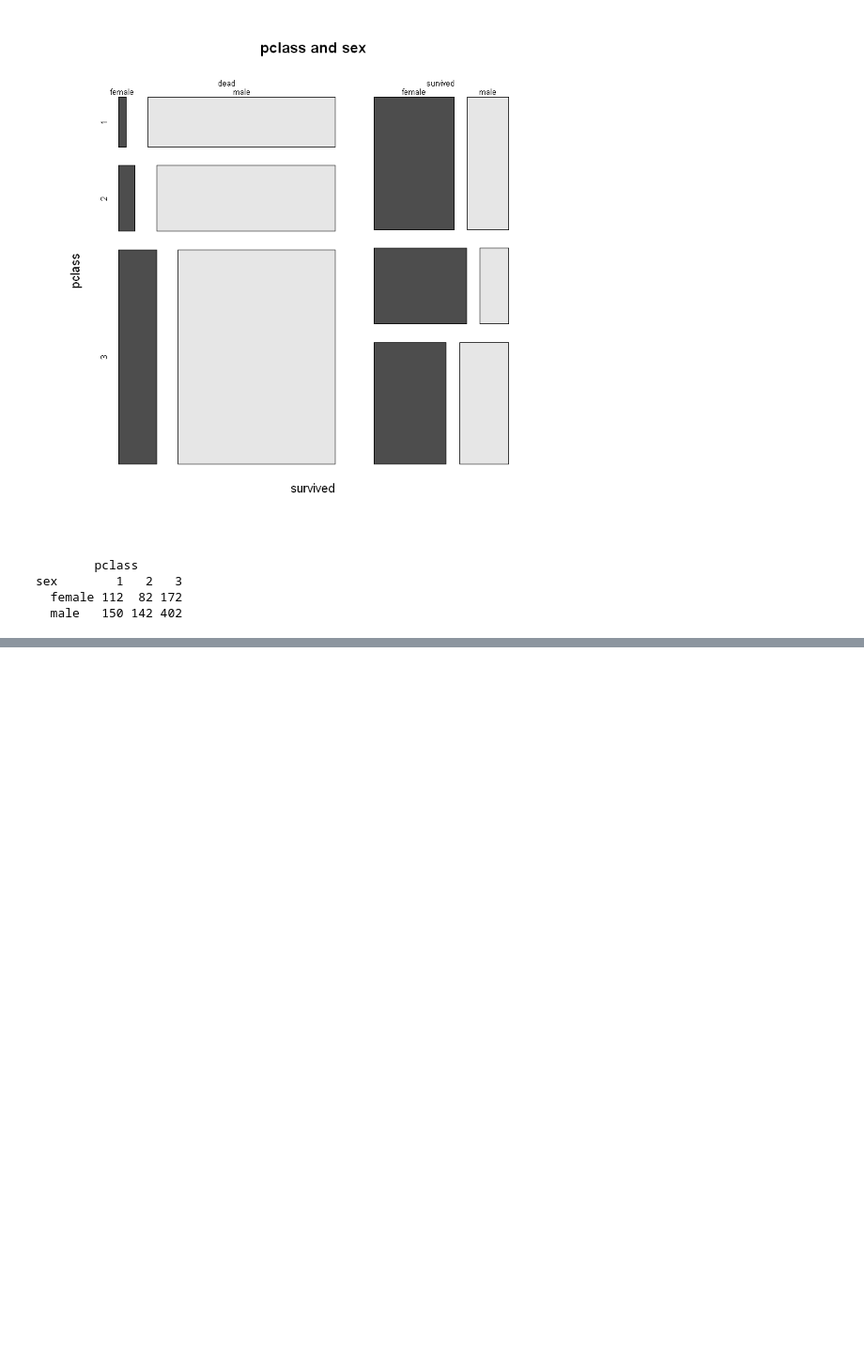
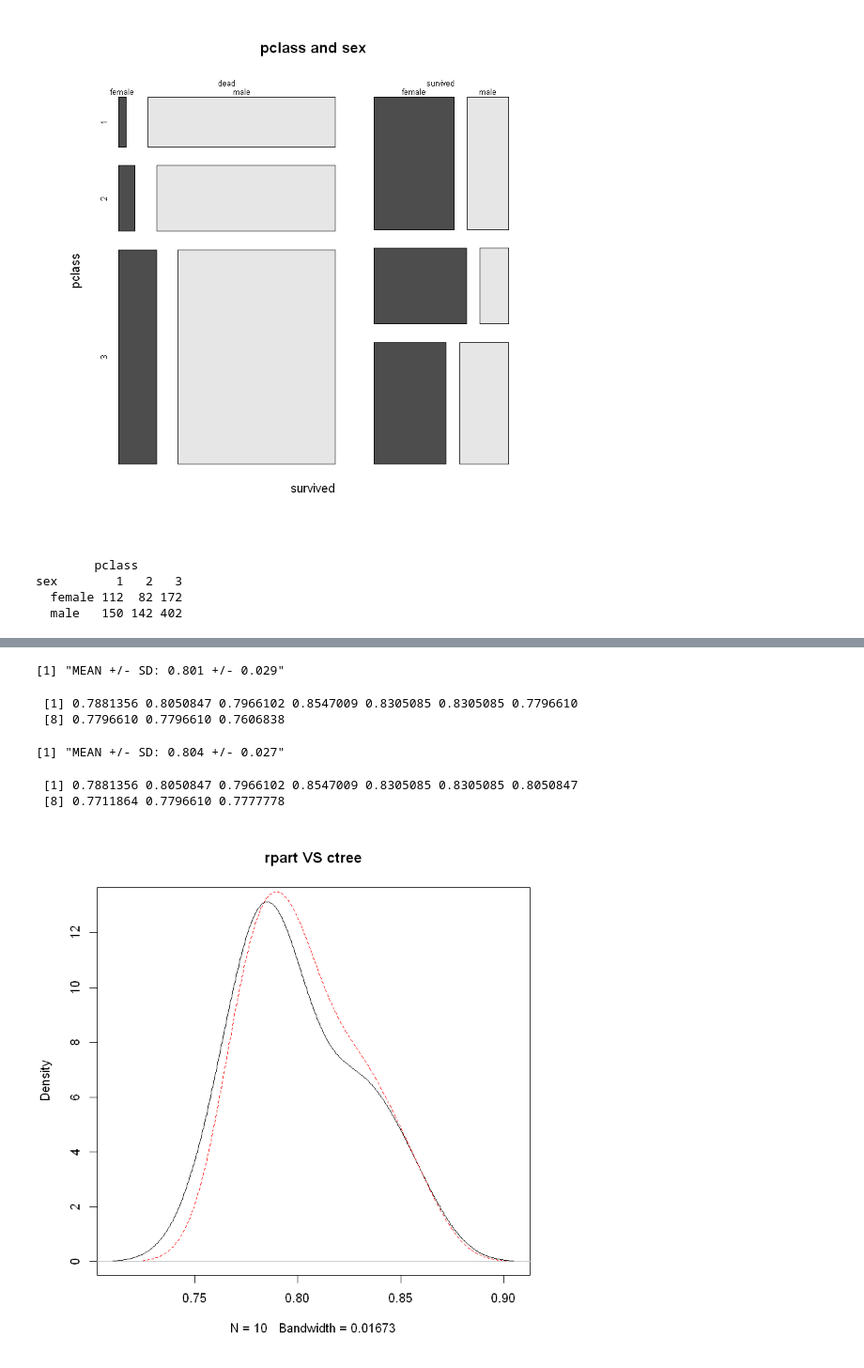
Before and after one commit to leejungmu/first-repository, a Jupyter notebook: titanic.ipynb, the cells around one changed output, grey strips where cells are left out. Shown: that part at 94% size. Saved outputs shown, nothing was run; the diff lists cells and outputs as text; code cells hidden in the pictures; blank space fills up the shorter version.

```diff
--- a/titanic.ipynb
+++ b/titanic.ipynb
@@ -193,0 +289,6 @@ sex        1   2   3
+# %%
+(rpart_accuracy <- evaluation(rpart_result))
+# %% [output]
+[1] "MEAN +/- SD: 0.801 +/- 0.029"
+ [1] 0.7881356 0.8050847 0.7966102 0.8547009 0.8305085 0.8305085 0.7796610
+ [8] 0.7796610 0.7796610 0.7606838
@@ -193,0 +304,11 @@ sex        1   2   3
+# %%
+(ctree_accuracy <- evaluation(ctree_result))
+# %% [output]
+[1] "MEAN +/- SD: 0.804 +/- 0.027"
+ [1] 0.7881356 0.8050847 0.7966102 0.8547009 0.8305085 0.8305085 0.8050847
+ [8] 0.7711864 0.7796610 0.7777778
+# %%
+plot(density(rpart_accuracy), main="rpart VS ctree")
+lines(density(ctree_accuracy), col = "red", lty = "dashed")
+# %% [output]
+[figure, added]
```
Also changed, not shown: parts of 20 cells of this notebook.
